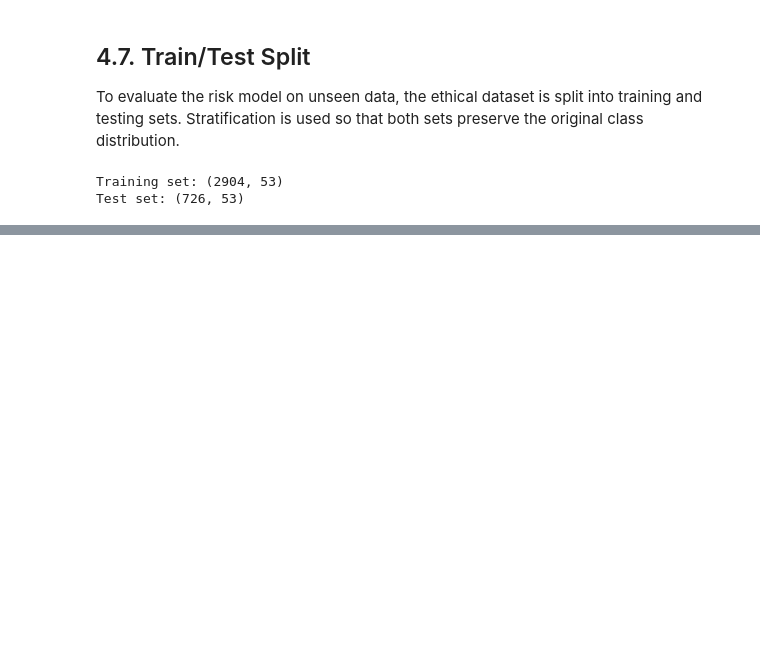
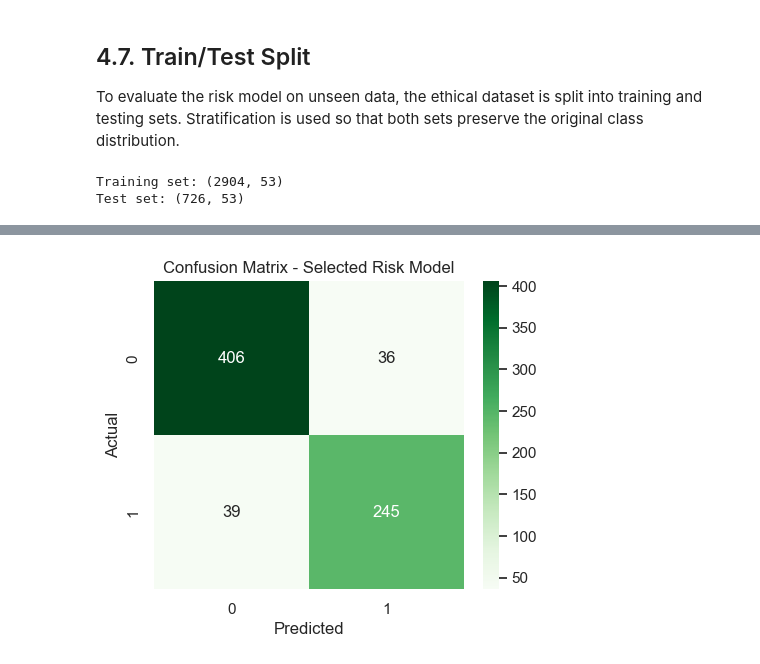
Before and after one commit to DimitarMalamski/student-dropout-predictor, a Jupyter notebook: notebooks/02_student_dropout_risk_scoring.ipynb, the cells around one changed output, grey strips where cells are left out. Drawn from its saved outputs; the diff is of its cells as text; code cells hidden in the pictures; blank space fills up the shorter version.

Commit message:
Retrained an Ethical Gradient Boosting model

```diff
--- a/notebooks/02_student_dropout_risk_scoring.ipynb
+++ b/notebooks/02_student_dropout_risk_scoring.ipynb
@@ -369,0 +392,10 @@ Using the ethical feature set also ensures that the following analysis remains a
+# %%
+# Initialize the selected risk model
+risk_model = GradientBoostingClassifier(
+  n_estimators=200,
+  learning_rate=0.05,
+  random_state=42
+)
+
+# Train the model
+risk_model.fit(X_train, y_train)
@@ -369,0 +416,6 @@ Using the ethical feature set also ensures that the following analysis remains a
+# %%
+# Predicted class labels
+y_pred = risk_model.predict(X_test)
+
+# Predicted probabilities for dropout
+y_probs = risk_model.predict_proba(X_test)[:, 1]
@@ -369,0 +448,13 @@ Using the ethical feature set also ensures that the following analysis remains a
+# %%
+risk_cm = confusion_matrix(y_test, y_pred)
+
+plt.figure(figsize=(5,4))
+sns.heatmap(risk_cm, annot=True, fmt="d", cmap="Greens")
+
+plt.xlabel("Predicted")
+plt.ylabel("Actual")
+plt.title("Confusion Matrix - Selected Risk Model")
+
+plt.show()
+# %% [output]
+[figure, added]
```
Also changed, not shown: parts of 10 cells of this notebook.
